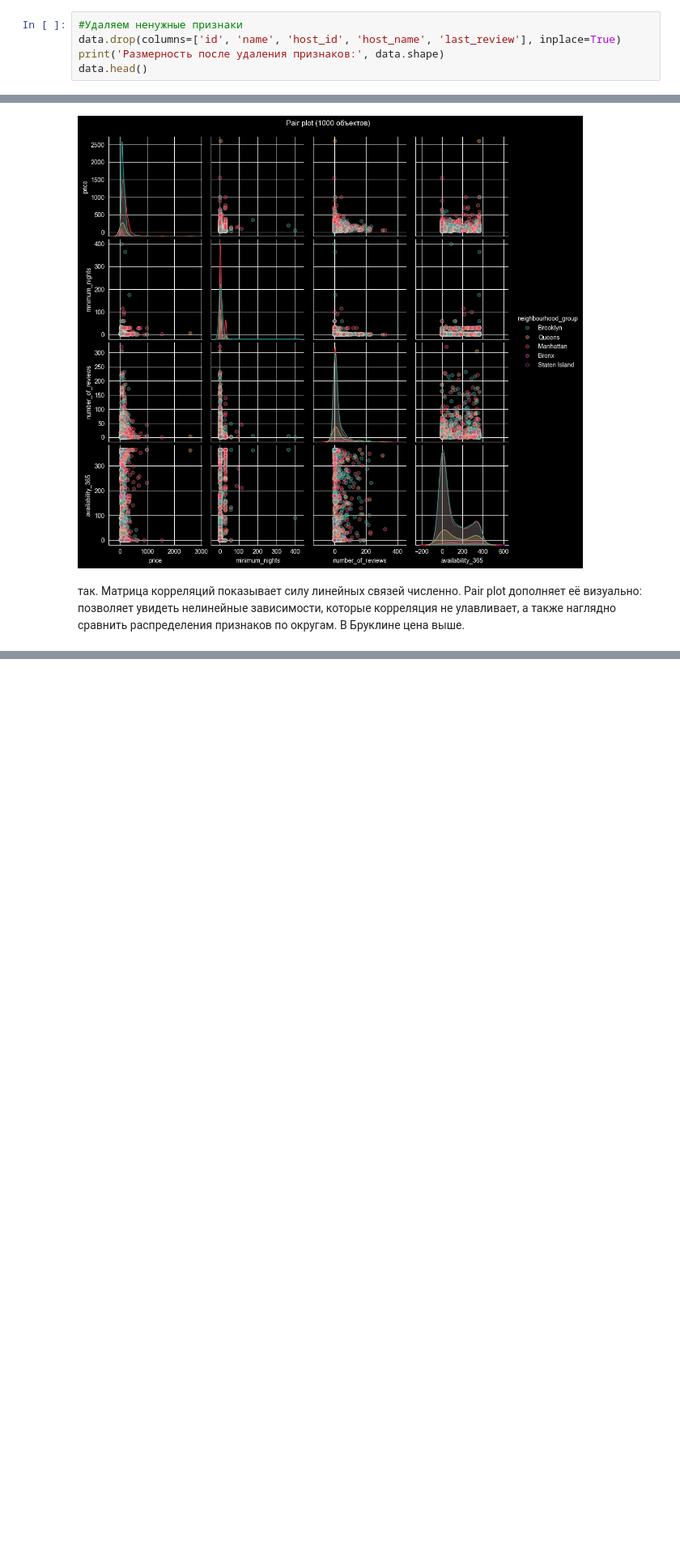
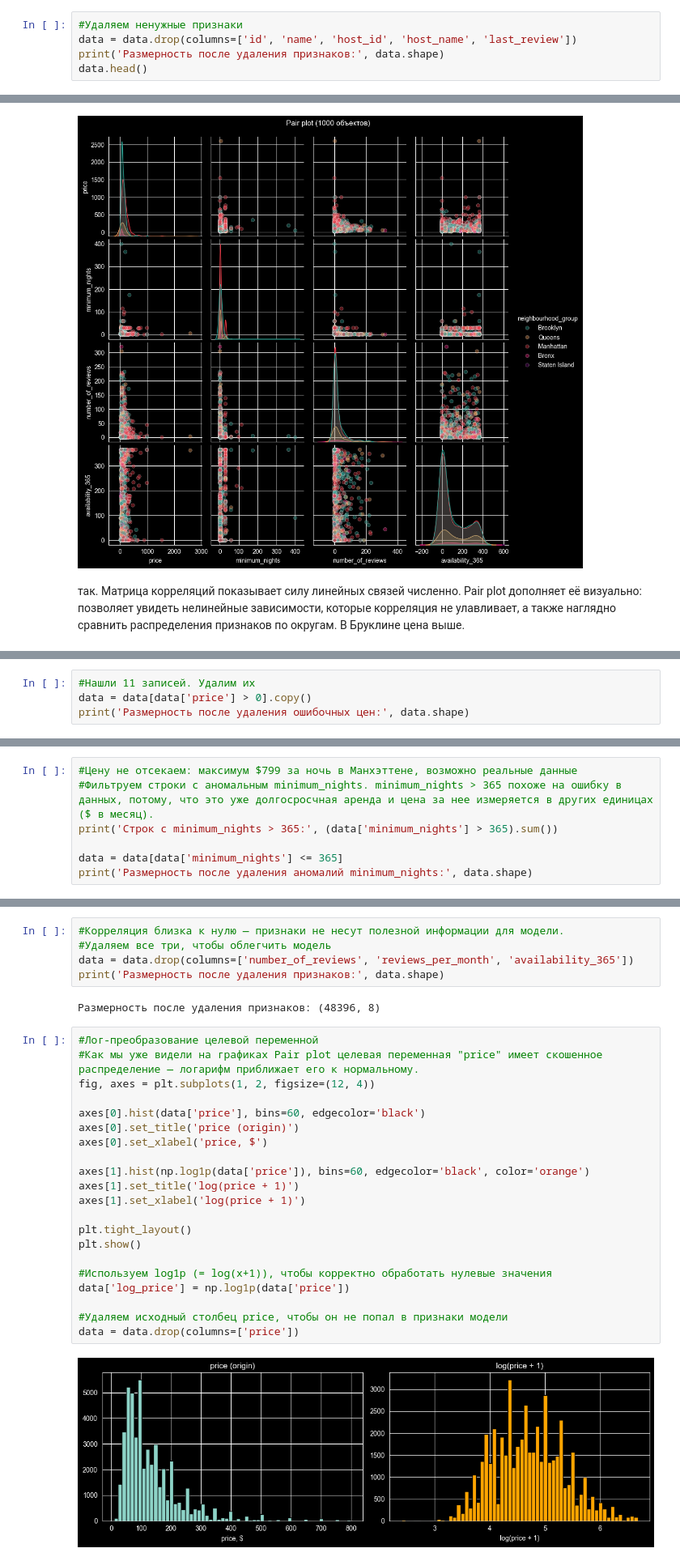
Before and after one commit to togoltsova/ML-Basic, a Jupyter notebook: homework_10/homework_10.ipynb, the cells around one changed output, grey strips where cells are left out. Shown at 81% size. Saved outputs shown, nothing was run; the diff lists cells and outputs as text; blank space fills up the shorter version.

```diff
--- a/homework_10/homework_10.ipynb
+++ b/homework_10/homework_10.ipynb
@@ -27,7 +28,7 @@ data.head()
 | 4 | 5022 | Entire Apt: Spacious Studio/Loft ... | 7192 | Laura | Manhattan | East Harlem | 40.79851 | -73.94399 | ... |
 # %%
 #Удаляем ненужные признаки
-data.drop(columns=['id', 'name', 'host_id', 'host_name', 'last_review'], inplace=True)
+data = data.drop(columns=['id', 'name', 'host_id', 'host_name', 'last_review'])
 print('Размерность после удаления признаков:', data.shape)
 data.head()
 # %% [output]
@@ -165,0 +176,4 @@ plt.show()
+# %%
+#Нашли 11 записей. Удалим их
+data = data[data['price'] > 0].copy()
+print('Размерность после удаления ошибочных цен:', data.shape)
@@ -165,0 +224,7 @@ plt.show()
+# %%
+#Цену не отсекаем: максимум $799 за ночь в Манхэттене, возможно реальные данные
+#Фильтруем строки с аномальным minimum_nights. minimum_nights > 365 похоже на ошибку в данных, потому, что это уже долгосросчная аренда и цена за нее измеряется в других единицах ($ в месяц).
+print('Строк с minimum_nights > 365:', (data['minimum_nights'] > 365).sum())
+
+data = data[data['minimum_nights'] <= 365]
+print('Размерность после удаления аномалий minimum_nights:', data.shape)
@@ -165,0 +243,30 @@ plt.show()
+# %%
+#Корреляция близка к нулю — признаки не несут полезной информации для модели.
+#Удаляем все три, чтобы облегчить модель
+data = data.drop(columns=['number_of_reviews', 'reviews_per_month', 'availability_365'])
+print('Размерность после удаления признаков:', data.shape)
+# %% [output]
+Размерность после удаления признаков: (48396, 8)
+# %%
+#Лог-преобразование целевой переменной
+#Как мы уже видели на графиках Pair plot целевая переменная "price" имеет скошенное распределение — логарифм приближает его к нормальному.
+fig, axes = plt.subplots(1, 2, figsize=(12, 4))
+
+axes[0].hist(data['price'], bins=60, edgecolor='black')
+axes[0].set_title('price (origin)')
+axes[0].set_xlabel('price, $')
+
+axes[1].hist(np.log1p(data['price']), bins=60, edgecolor='black', color='orange')
+axes[1].set_title('log(price + 1)')
+axes[1].set_xlabel('log(price + 1)')
+
+plt.tight_layout()
+plt.show()
+
+#Используем log1p (= log(x+1)), чтобы корректно обработать нулевые значения
+data['log_price'] = np.log1p(data['price'])
+
+#Удаляем исходный столбец price, чтобы он не попал в признаки модели
+data = data.drop(columns=['price'])
+# %% [output]
+[figure, added]
```
Also changed, not shown: parts of 15 cells of this notebook.
